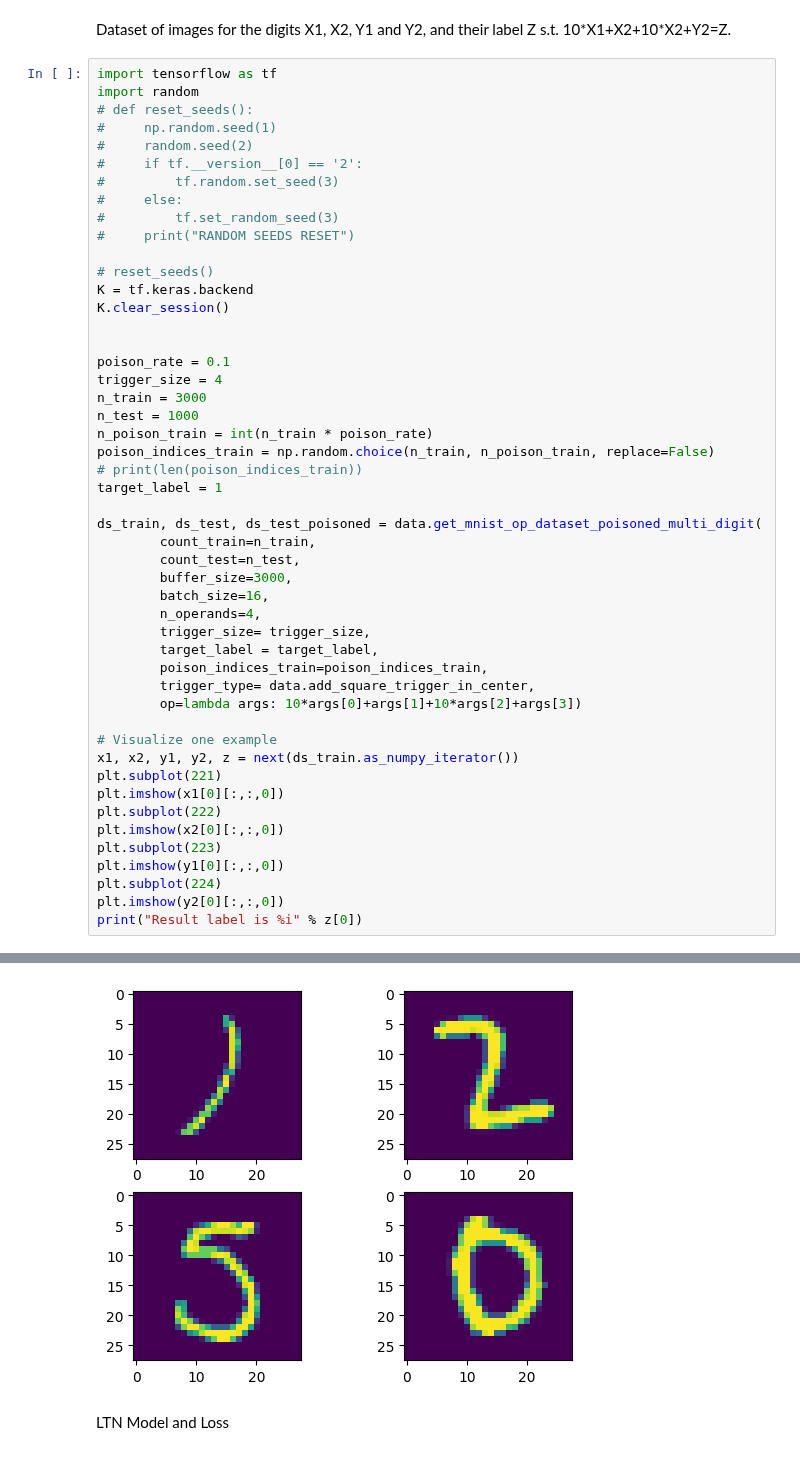
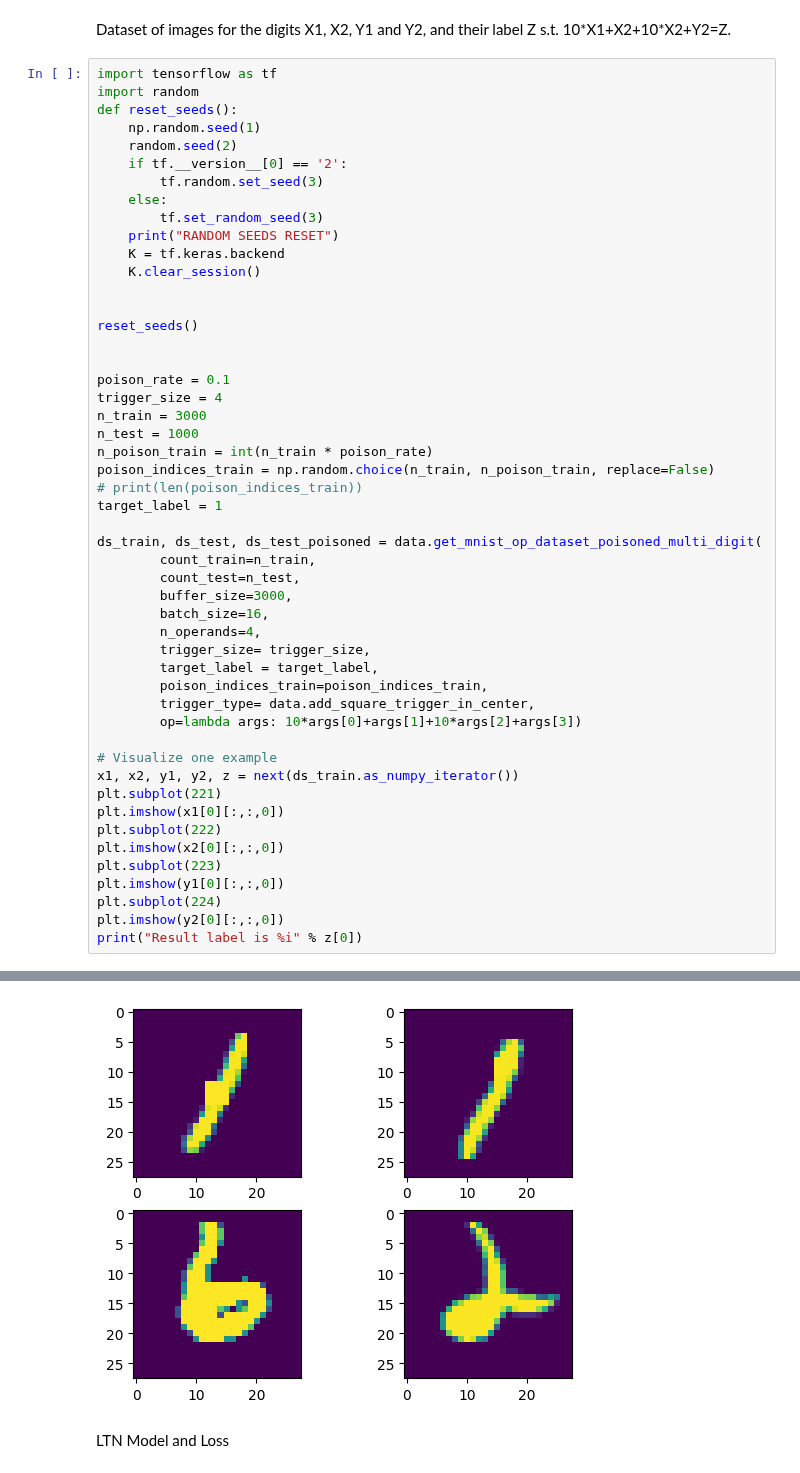
Before and after one commit to myriamcg/NeSy-vs-Backdoors, a Jupyter notebook: logictensornetwork/examples/mnist/attacks/multi_digit_add/center_trigger/multi_digits_addition attacked_poison_rate_0.1_middle_4.ipynb, the cells around one changed output, grey strips where cells are left out. Drawn from its saved outputs; the diff is of its cells as text.

```diff
--- a/logictensornetwork/examples/mnist/attacks/multi_digit_add/center_trigger/multi_digits_addition attacked_poison_rate_0.1_middle_4.ipynb
+++ b/logictensornetwork/examples/mnist/attacks/multi_digit_add/center_trigger/multi_digits_addition attacked_poison_rate_0.1_middle_4.ipynb
@@ -22,18 +22,19 @@ Dataset of images for the digits X1, X2, Y1 and Y2, and their label Z s.t. 10\*X
 # %%
 import tensorflow as tf
 import random
-# def reset_seeds():
-#     np.random.seed(1)
-#     random.seed(2)
-#     if tf.__version__[0] == '2':
-#         tf.random.set_seed(3)
-#     else:
-#         tf.set_random_seed(3)
-#     print("RANDOM SEEDS RESET")
+def reset_seeds():
+    np.random.seed(1)
+    random.seed(2)
+    if tf.__version__[0] == '2':
+        tf.random.set_seed(3)
+    else:
+        tf.set_random_seed(3)
+    print("RANDOM SEEDS RESET")
+    K = tf.keras.backend
+    K.clear_session()
 
-# reset_seeds()
-K = tf.keras.backend
-K.clear_session()
+
+reset_seeds()
 
 
 poison_rate = 0.1
@@ -77,4 +79,4 @@ Result label is 42
-[figure, old version]
+[figure, new version]
 # %% [markdown]
 LTN Model and Loss
 # %%
```
Also changed, not shown: parts of 1 cell of this notebook, 28 other files.
